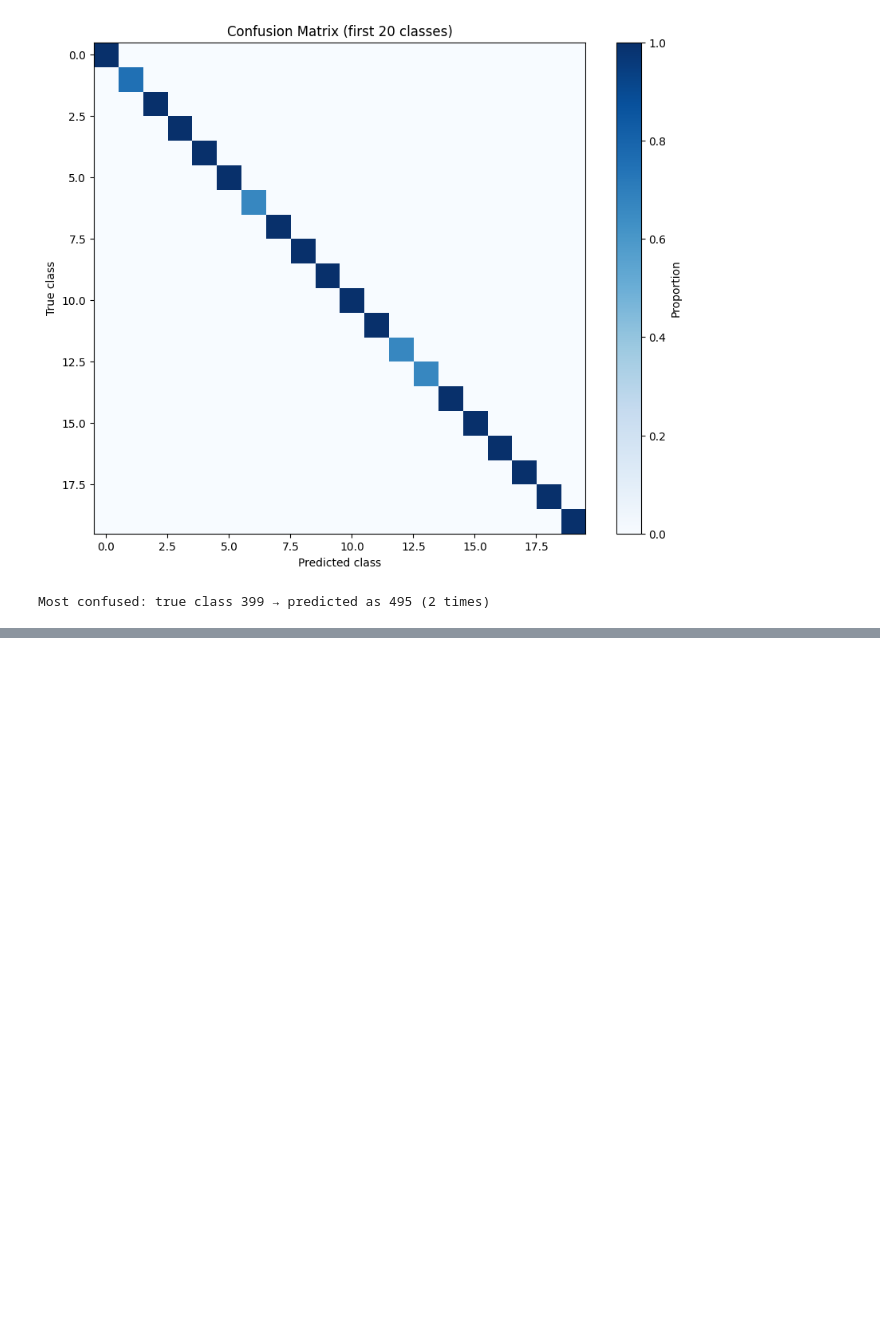
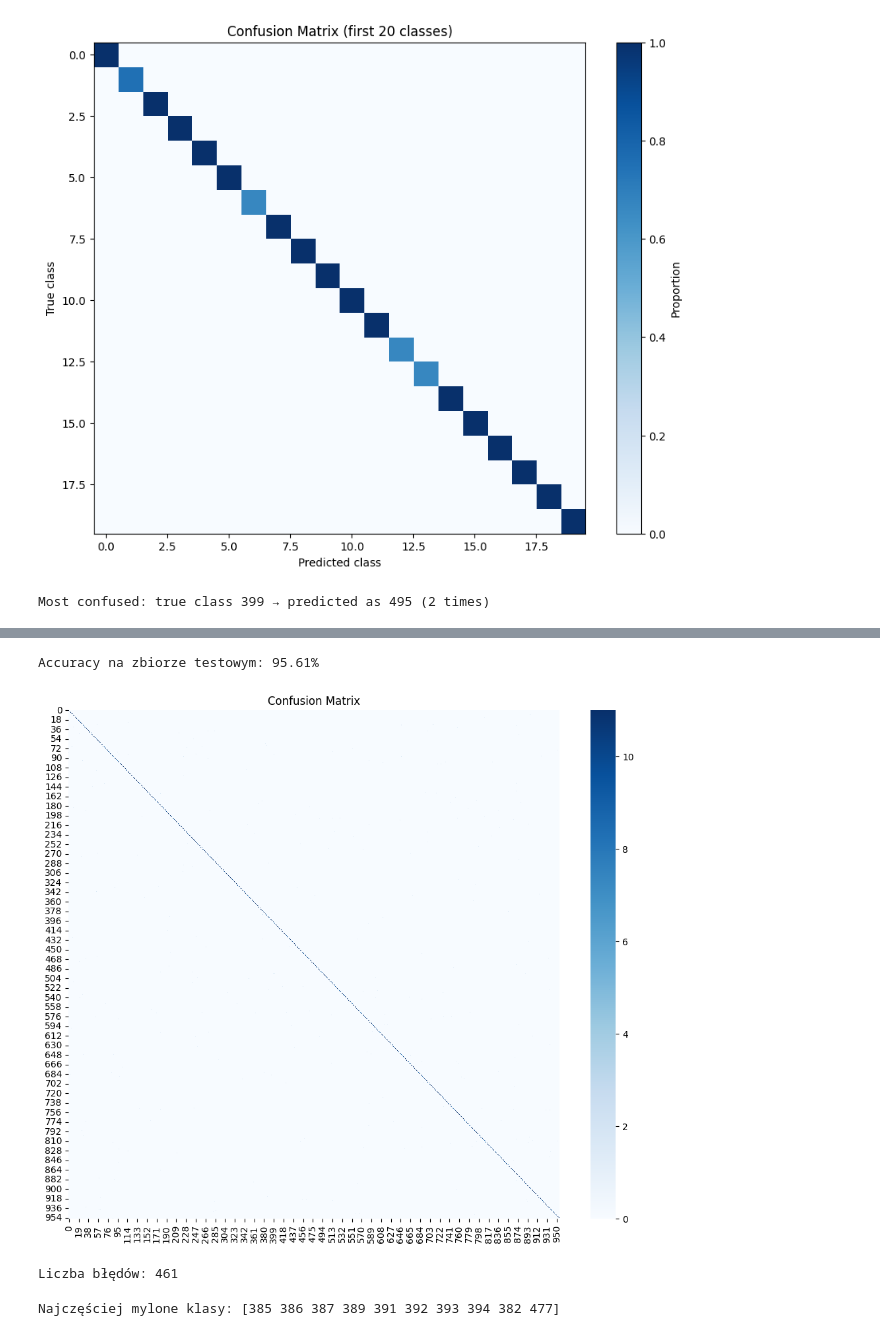
Before and after one commit to Solka99/praca_inzynierska, a Jupyter notebook: model2.ipynb, the cells around one changed output, grey strips where cells are left out. Cells and saved outputs as stored; diff of their text form; code cells hidden in the pictures; blank space fills up the shorter version.

```diff
--- a/model2.ipynb
+++ b/model2.ipynb
@@ -544,0 +911,10 @@ Most confused: true class 399 → predicted as 495 (2 times)
+# %%
+import torch
+# Tworzysz nową instancję modelu
+model = CNN_1(num_classes=956)
+
+# Ładujesz zapisane wagi
+state = torch.load("best_model.pt", map_location=torch.device("cpu"))
+model.load_state_dict(state)
+
+model.eval()
@@ -544,0 +935,54 @@ Most confused: true class 399 → predicted as 495 (2 times)
+# %%
+correct = 0
+total = 0
+
+with torch.no_grad():
+    for images, labels in test_loader:
+        outputs = model(images)
+        predicted = outputs.argmax(dim=1)
+        total += labels.size(0)
+        correct += (predicted == labels).sum().item()
+
+accuracy = correct / total * 100
+print(f"Accuracy na zbiorze testowym: {accuracy:.2f}%")
+# %% [output]
+Accuracy na zbiorze testowym: 95.61%
+# %%
+y_true = []
+y_pred = []
+
+with torch.no_grad():
+    for images, labels in test_loader:
+        outputs = model(images)
+        predicted = outputs.argmax(dim=1)
+
+        y_true.extend(labels.tolist())
+        y_pred.extend(predicted.tolist())
+# %%
+from sklearn.metrics import confusion_matrix
+import matplotlib.pyplot as plt
+import seaborn as sns
+
+cm = confusion_matrix(y_true, y_pred)
+
+plt.figure(figsize=(12, 10))
+sns.heatmap(cm, cmap="Blues")
+plt.title("Confusion Matrix")
+plt.show()
+# %% [output]
+[figure, added]
+# %%
+import numpy as np
+
+errors = np.where(np.array(y_true) != np.array(y_pred))[0]
+print("Liczba błędów:", len(errors))
+# %% [output]
+Liczba błędów: 461
+# %%
+import numpy as np
+
+cm = confusion_matrix(y_true, y_pred)
+most_confused = np.argsort(cm.max(axis=1))[-10:]  # 10 najgorszych klas
+print("Najczęściej mylone klasy:", most_confused)
+# %% [output]
+Najczęściej mylone klasy: [385 386 387 389 391 392 393 394 382 477]
```
Also changed, not shown: parts of 32 cells of this notebook.
